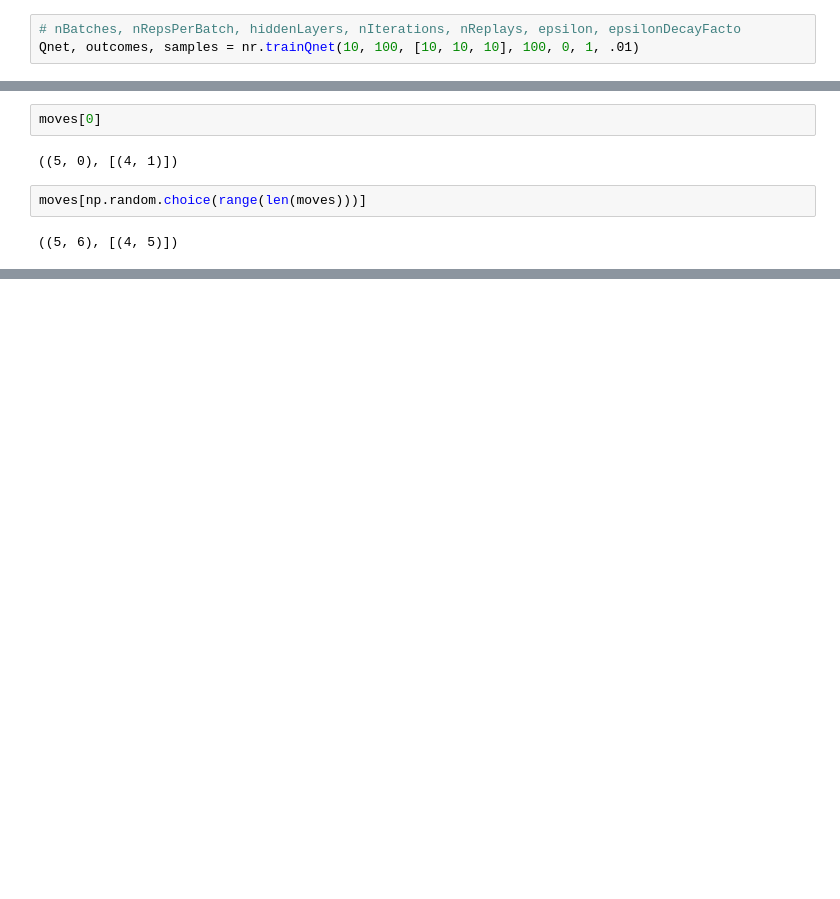
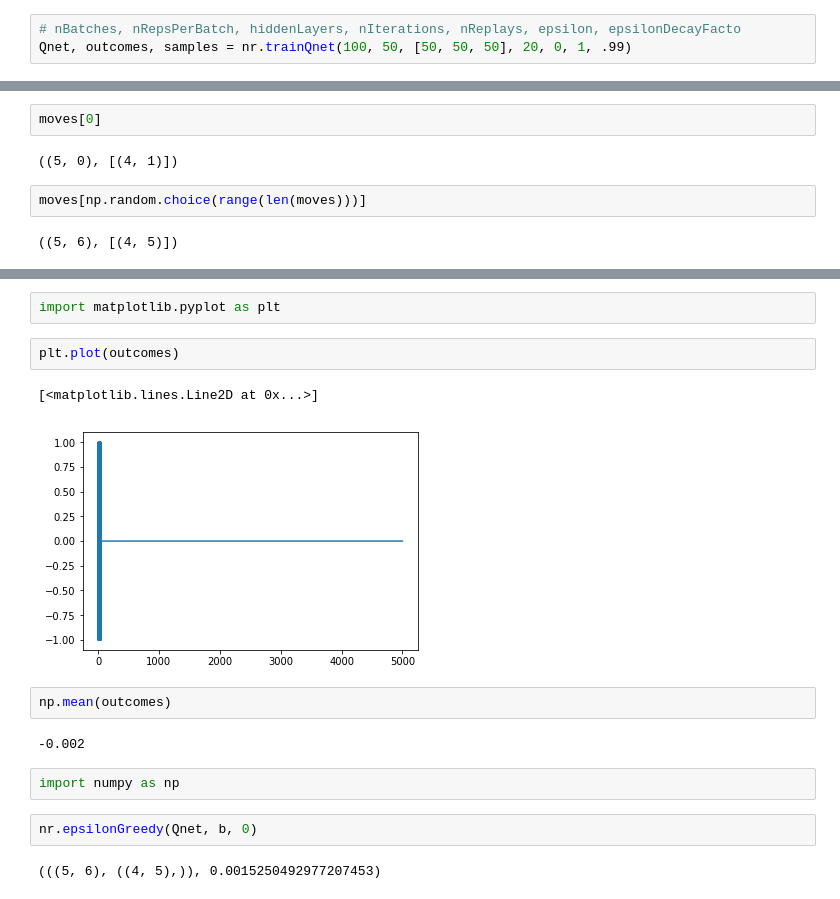
Before and after one commit to benhunterco/cs440, a Jupyter notebook: Checkers-Newell.ipynb, the cells around one changed output, grey strips where cells are left out. Cells and saved outputs as stored; diff of their text form; blank space fills up the shorter version.

```diff
--- a/Checkers-Newell.ipynb
+++ b/Checkers-Newell.ipynb
@@ -261,5 +262,5 @@ import NeuralReinforcement as nr
 Automatic pdb calling has been turned ON
 # %%
 # nBatches, nRepsPerBatch, hiddenLayers, nIterations, nReplays, epsilon, epsilonDecayFacto
-Qnet, outcomes, samples = nr.trainQnet(10, 100, [10, 10, 10], 100, 0, 1, .01)
+Qnet, outcomes, samples = nr.trainQnet(100, 50, [50, 50, 50], 20, 0, 1, .99)
 # %% [output]
@@ -303,0 +294,17 @@ moves[np.random.choice(range(len(moves)))]
+# %%
+import matplotlib.pyplot as plt
+# %%
+plt.plot(outcomes)
+# %% [output]
+[<matplotlib.lines.Line2D at 0x...>]
+[figure, added]
+# %%
+np.mean(outcomes)
+# %% [output]
+-0.002
+# %%
+import numpy as np
+# %%
+nr.epsilonGreedy(Qnet, b, 0)
+# %% [output]
+(((5, 6), ((4, 5),)), 0.0015250492977207453)
```
Also changed, not shown: parts of 5 cells of this notebook, 3 other files.
